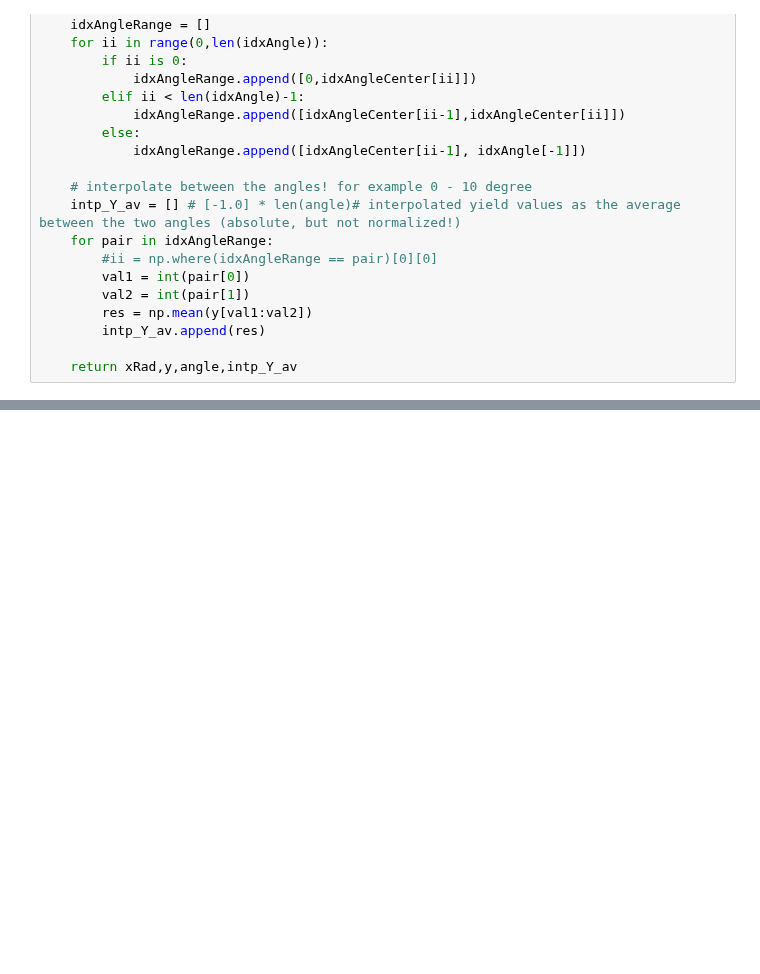
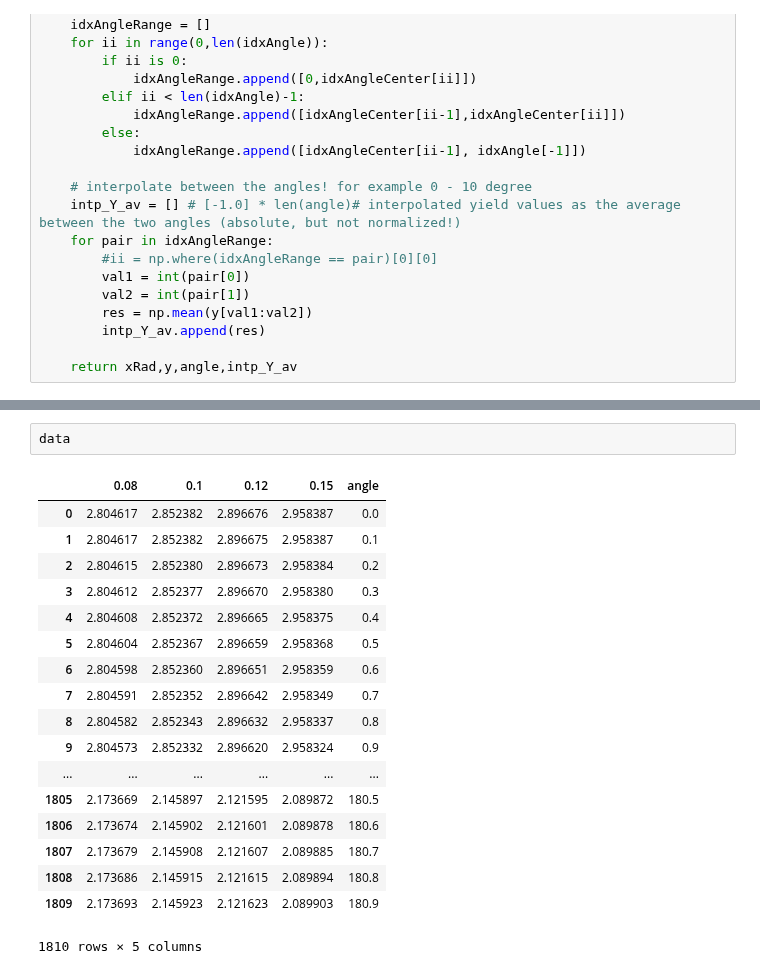
Before and after one commit to kromerh/phd_python, a Jupyter notebook: 11.NeutronOutput/06.NeutronEnergy_mycode.ipynb, the cells around one changed output, grey strips where cells are left out. Drawn from its saved outputs; the diff is of its cells as text; blank space fills up the shorter version.

```diff
--- a/11.NeutronOutput/06.NeutronEnergy_mycode.ipynb
+++ b/11.NeutronOutput/06.NeutronEnergy_mycode.ipynb
@@ -93,0 +302,21 @@ plt.show()
+# %%
+data
+# %% [output]
+|  | 0.08 | 0.1 | 0.12 | 0.15 | angle |
+| 0 | 2.804617 | 2.852382 | 2.896676 | 2.958387 | 0.0 |
+| 1 | 2.804617 | 2.852382 | 2.896675 | 2.958387 | 0.1 |
+| 2 | 2.804615 | 2.852380 | 2.896673 | 2.958384 | 0.2 |
+| 3 | 2.804612 | 2.852377 | 2.896670 | 2.958380 | 0.3 |
+| 4 | 2.804608 | 2.852372 | 2.896665 | 2.958375 | 0.4 |
+| 5 | 2.804604 | 2.852367 | 2.896659 | 2.958368 | 0.5 |
+| 6 | 2.804598 | 2.852360 | 2.896651 | 2.958359 | 0.6 |
+| 7 | 2.804591 | 2.852352 | 2.896642 | 2.958349 | 0.7 |
+| 8 | 2.804582 | 2.852343 | 2.896632 | 2.958337 | 0.8 |
+| 9 | 2.804573 | 2.852332 | 2.896620 | 2.958324 | 0.9 |
+| ... | ... | ... | ... | ... | ... |
+| 1805 | 2.173669 | 2.145897 | 2.121595 | 2.089872 | 180.5 |
+| 1806 | 2.173674 | 2.145902 | 2.121601 | 2.089878 | 180.6 |
+| 1807 | 2.173679 | 2.145908 | 2.121607 | 2.089885 | 180.7 |
+| 1808 | 2.173686 | 2.145915 | 2.121615 | 2.089894 | 180.8 |
+| 1809 | 2.173693 | 2.145923 | 2.121623 | 2.089903 | 180.9 |
+1810 rows × 5 columns
```
Also changed, not shown: parts of 10 cells of this notebook, 3 other files.
